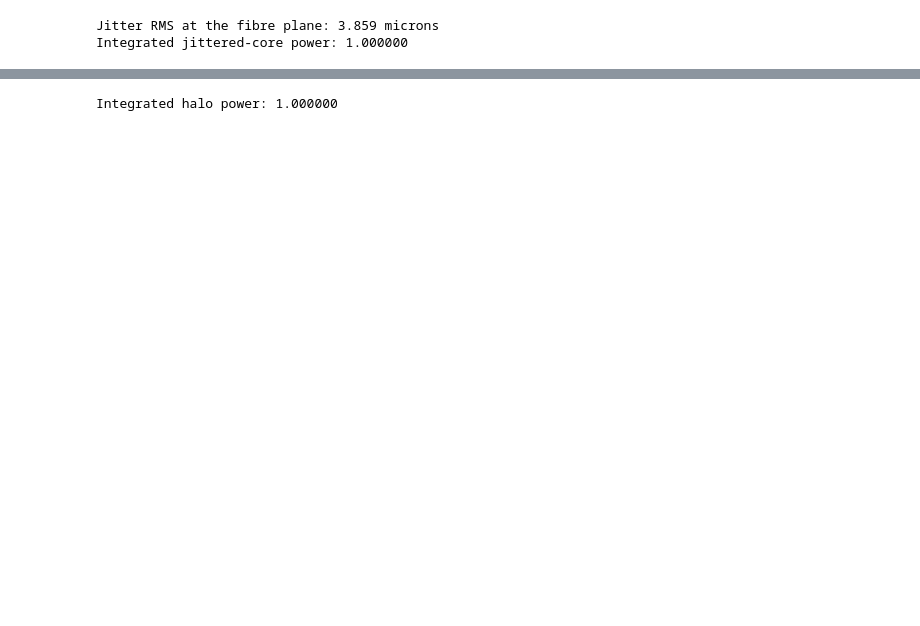
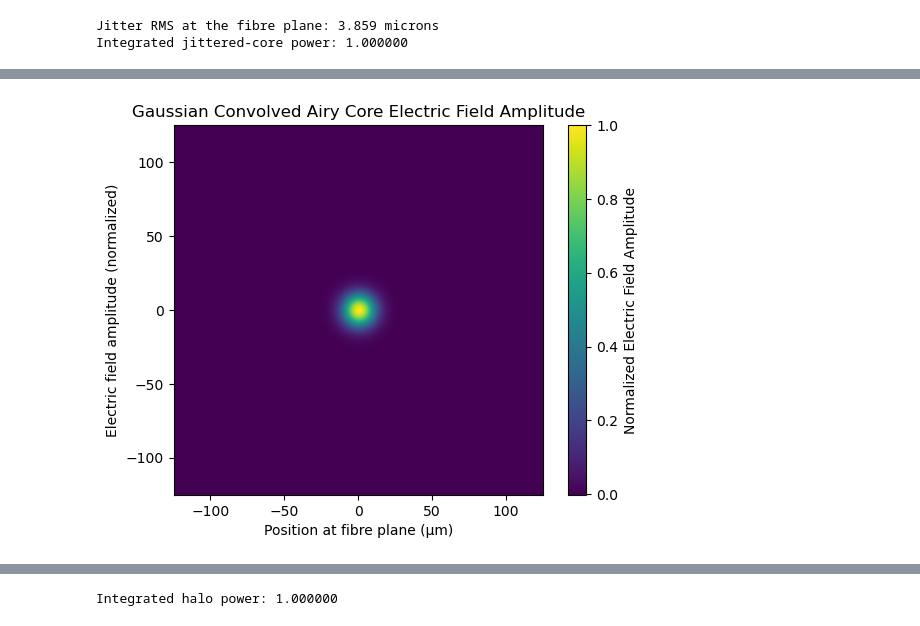
Before and after one commit to TongyueLiu/OH-Suppression-MRes-Project, a Jupyter notebook: notebooks/estimate_AO_system_throughput.ipynb, the cells around one changed output, grey strips where cells are left out. Cells and saved outputs as stored; diff of their text form; code cells hidden in the pictures; blank space fills up the shorter version.

```diff
--- a/notebooks/estimate_AO_system_throughput.ipynb
+++ b/notebooks/estimate_AO_system_throughput.ipynb
@@ -445,0 +605,18 @@ I_core_jittered_norm = normalize_intensity_2d(I_core_jittered, x, y)
+# %%
+jitter_kernel_factored, sigma_jitter_factored = gaussian_jitter_kernel_amplitude_factor_2d(x, y, 20, F_fibre, D_tel)
+# %%
+E_core_jittered = fftconvolve(E_airy, jitter_kernel_factored, mode='same') * dx * dy
+
+# E_core_jittered = fftconvolve(E_airy, jitter_kernel, mode='same') * dx * dy
+
+E_core_jittered_norm = E_core_jittered / np.max(E_core_jittered)
+# %%
+plt.imshow(E_core_jittered_norm, extent=(x.min()*1e6, x.max()*1e6, y.min()*1e6, y.max()*1e6))
+plt.xlabel("Position at fibre plane (μm)")
+plt.ylabel("Electric field amplitude (normalized)")
+plt.title("Gaussian Convolved Airy Core Electric Field Amplitude")
+plt.colorbar(label="Normalized Electric Field Amplitude")
+# plt.grid(alpha=0.3)
+plt.show()
+# %% [output]
+[figure, added]
```
Also changed, not shown: parts of 44 cells of this notebook, 2 other files.
